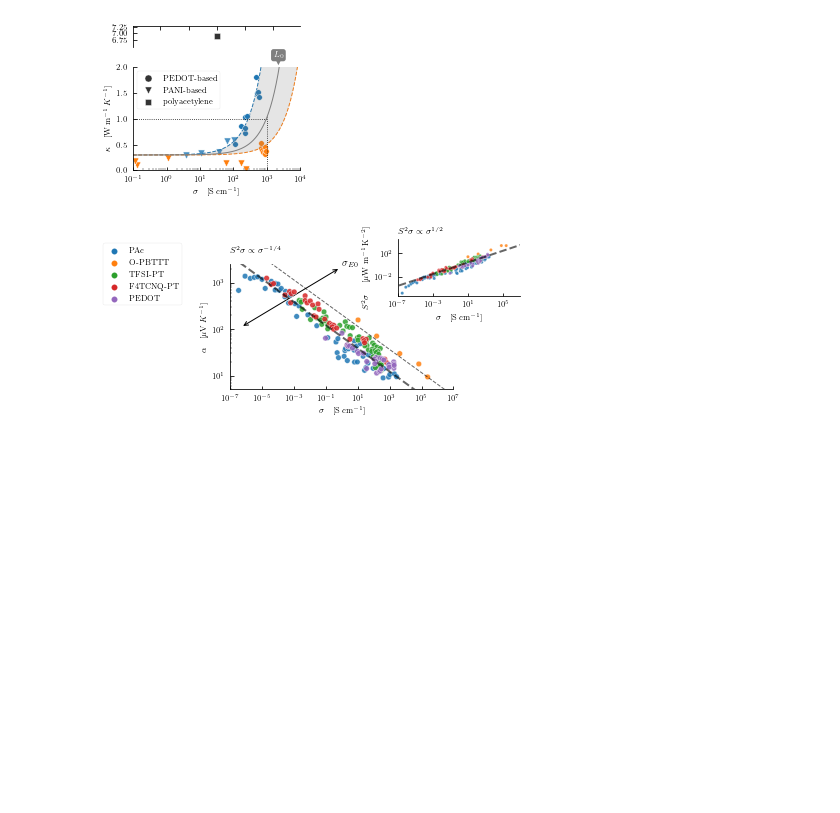
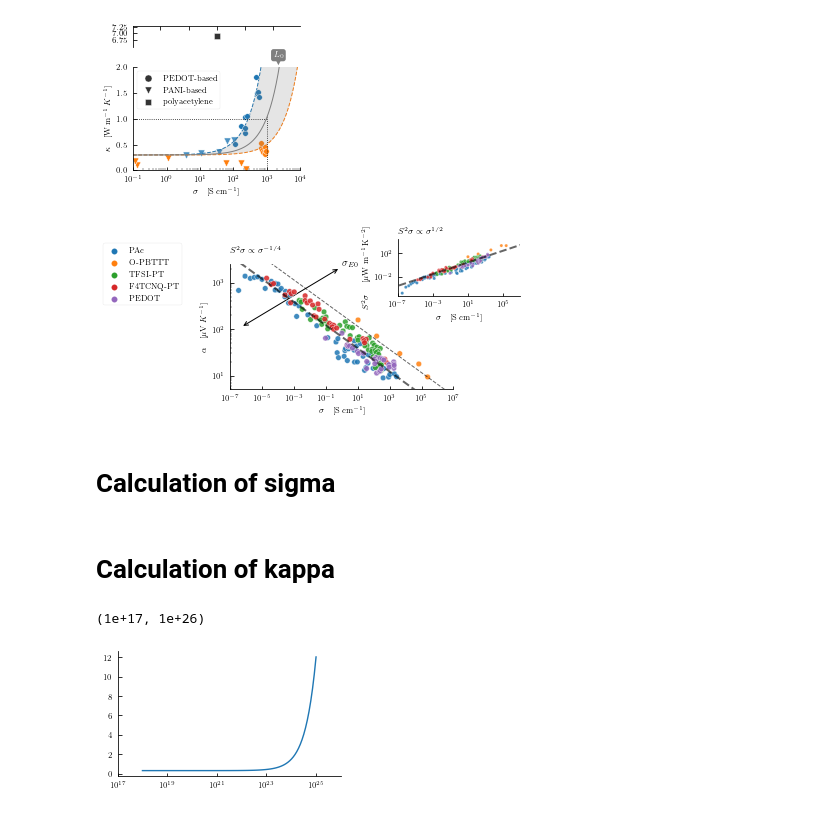
Before and after one commit to oszaar/OZA_PhD, a Jupyter notebook: Chapter_2/notebook_chapter_2.ipynb, the cells around one changed output. Drawn from its saved outputs; the diff is of its cells as text; code cells hidden in the pictures; blank space fills up the shorter version.

```diff
--- a/Chapter_2/notebook_chapter_2.ipynb
+++ b/Chapter_2/notebook_chapter_2.ipynb
@@ -342,3 +342,38 @@ ax1.annotate('$\sigma_{E0}$',
                             lw=1, color='k'), zorder=0, fontsize=10);
 # %% [output]
 [figure]
+# %% [markdown]
+# Calculation of sigma
+# %%
+carriers = np.logspace(18,25,100)
+mobility = 1
+sigma = carriers * mobility *  e[0]
+# %% [markdown]
+# Calculation of kappa
+# %%
+#delta = 1000
+#x = np.logspace(-1, 4, delta) #x range
+#y = np.linspace(-3, 3, delta)     #y range
+
+#sigma=x*100 # [S/cm] or ohm^-1 cm^-1
+T = 300 # [K]
+kl = 0.3 # [K]
+Lorenz = 2.44E-8# [W ohm K^-2]
+ke = sigma*Lorenz*T # [ohm^-1 m^-1] [k]   [W ohm K^-2]
+kea = sigma*(Lorenz*3.5)*T# [ohm^-1 m^-1] [k]   [W ohm K^-2]
+keb = sigma*(Lorenz/3.5)*T# [ohm^-1 m^-1] [k]   [W ohm K^
+# %%
+fig = plt.figure(figsize=(4,2.3))
+ax1 = fig.add_subplot(1, 1, 1,)
+
+sigma * 1E5
+sigma_line = ax1.plot(carriers, sigma)
+kappa_line = ax1.plot(carriers, (ke+kl))
+
+
+ax1.set_xscale('log')
+ax1.set_xlim(1E17, 1E26)
+#ax1.set_ylim(1E0, 1E3)
+# %% [output]
+(1e+17, 1e+26)
+[figure, added]
```
Also changed, not shown: 12 other files.
